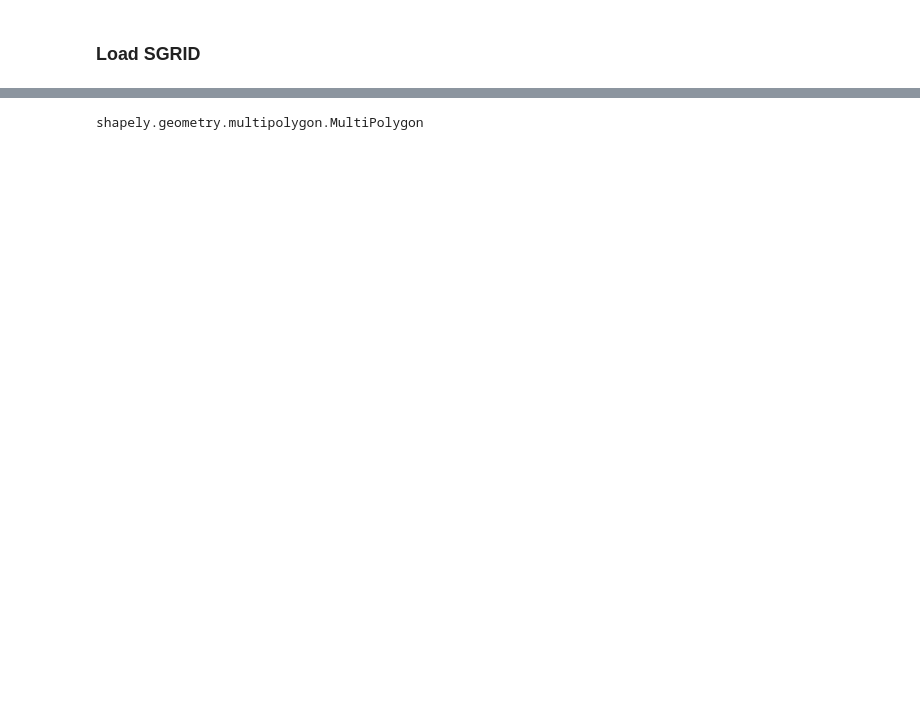
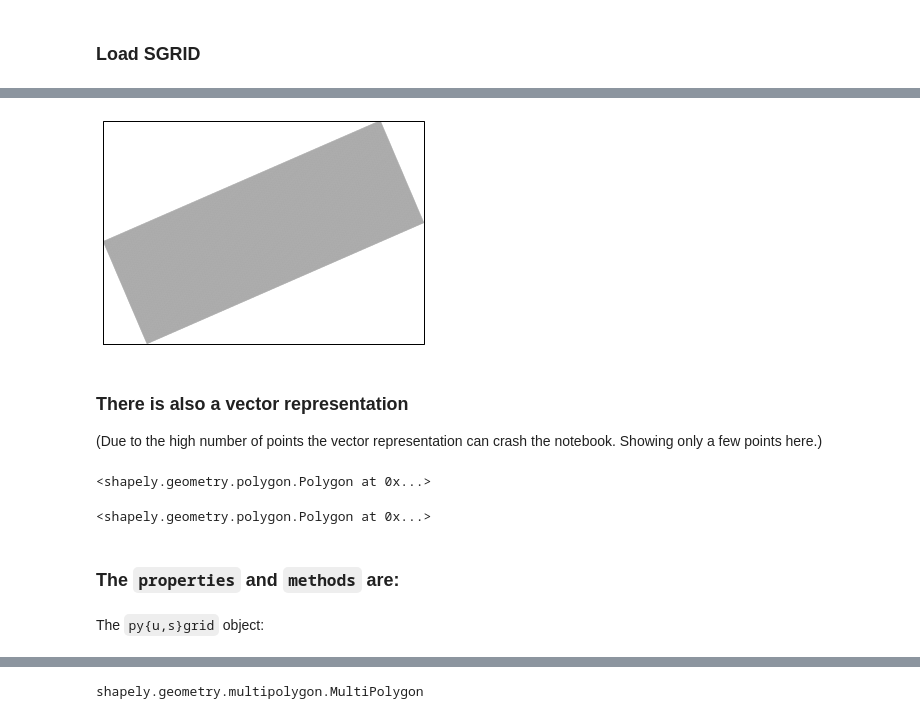
Before and after one commit to pyoceans/gridgeo, a Jupyter notebook: notebooks/example_gridgeo.ipynb, the cells around one changed output, grey strips where cells are left out. Saved outputs shown, nothing was run; the diff lists cells and outputs as text; code cells hidden in the pictures; blank space fills up the shorter version.

```diff
--- a/notebooks/example_gridgeo.ipynb
+++ b/notebooks/example_gridgeo.ipynb
@@ -24,0 +64,22 @@ Showing the whole grid is quite expensive!!!
+# %%
+img = rasterize(sgrid.polygons)
+
+i = plt.imshow(img)
+# %% [output]
+[figure, added]
+# %% [markdown]
+### There is also a vector representation
+
+(Due to the high number of points the vector representation can crash the notebook.  Showing only a few points here.)
+# %%
+ugrid.polygons[0]
+# %% [output]
+<shapely.geometry.polygon.Polygon at 0x...>
+# %%
+sgrid.polygons[0]
+# %% [output]
+<shapely.geometry.polygon.Polygon at 0x...>
+# %% [markdown]
+### The `properties` and `methods` are:
+# %% [markdown]
+The `py{u,s}grid` object:
```
Also changed, not shown: parts of 29 cells of this notebook, 10 other files.
